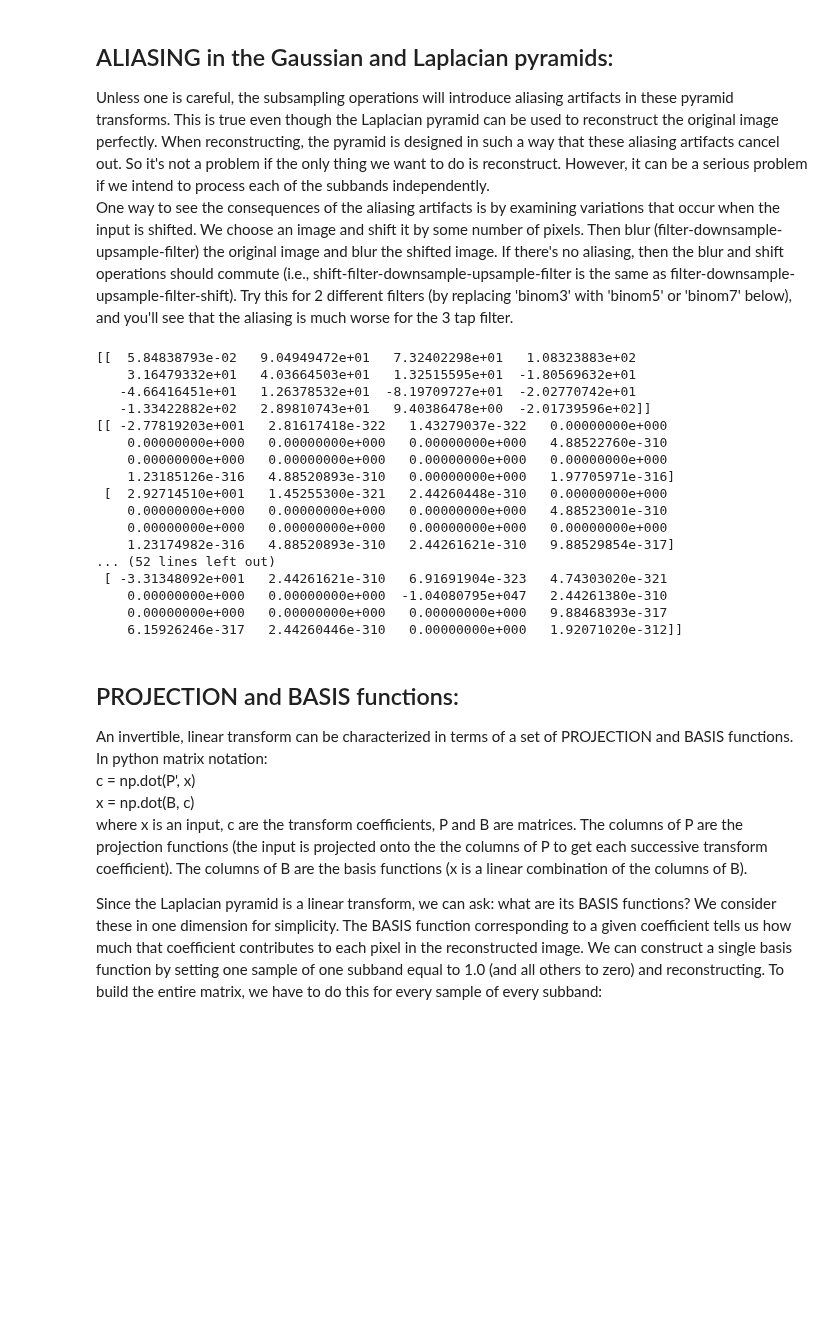
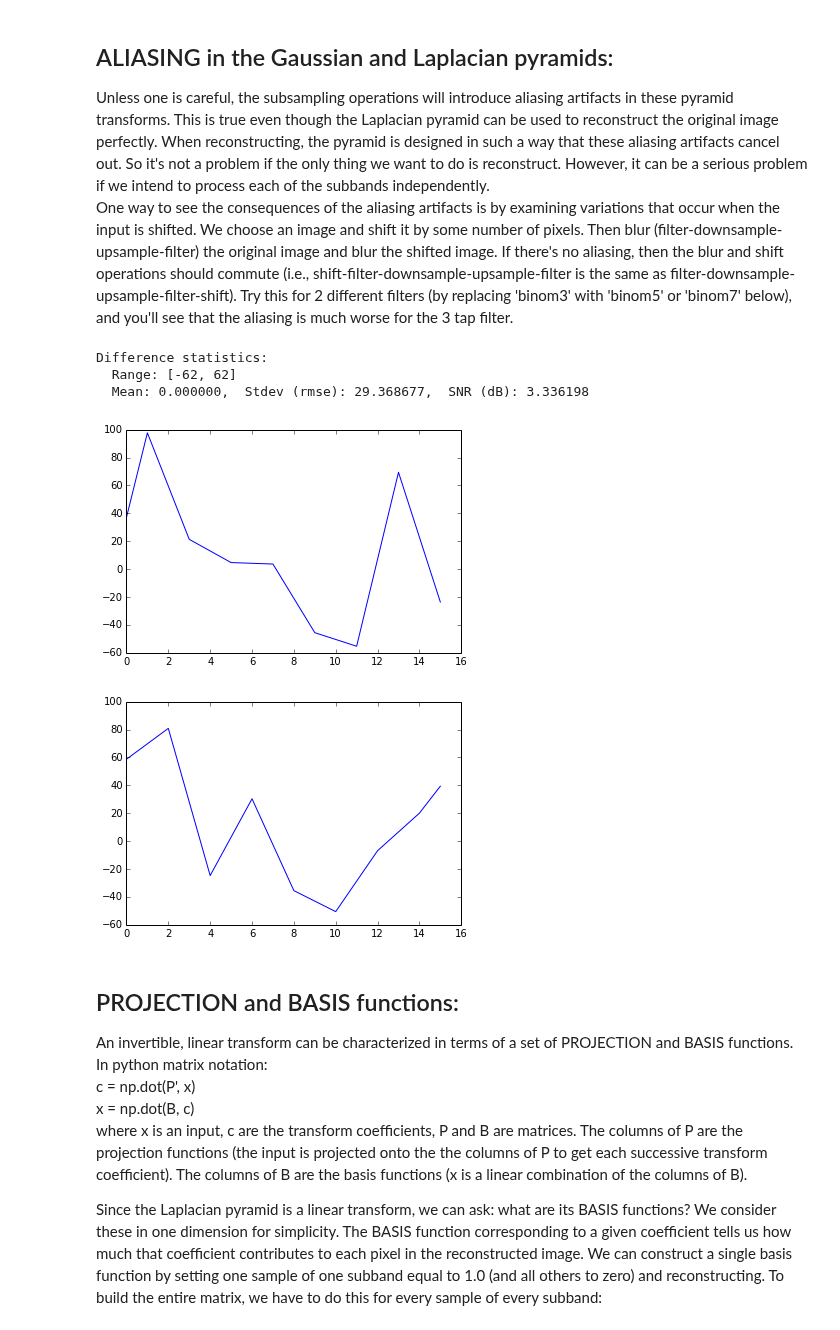
Before and after one commit to LabForComputationalVision/pyrtools, a Jupyter notebook: pyramids.ipynb, the cells around one changed output. Saved outputs shown, nothing was run; the diff lists cells and outputs as text; code cells hidden in the pictures; blank space fills up the shorter version.

```diff
--- a/pyramids.ipynb
+++ b/pyramids.ipynb
@@ -267,42 +267,28 @@ filter.
 # %%
 sig = 100*np.random.randn(1, 16)
 sh = (0,7)   #shift amount
 lev = 2   # level of pyramid to look at
 flt = ppu.namedFilter('binom3') #filter to use:
 
 shiftIm = ppu.shift(sig,sh)
-print shiftIm
 pyr = ppt.Lpyr(shiftIm, lev, flt, flt, 'circular')
 shiftBlur = pyr.reconPyr(lev-1, flt, 'circular')
-print shiftBlur
 
-#pyr2 = ppt.Lpyr(sig, lev, flt, flt, 'circular')
-#res = pyr2.reconPyr(lev-1, flt, 'circular')
-#blurShift = ppu.shift(res,sh)
+pyr2 = ppt.Lpyr(sig, lev, flt, flt, 'circular')
+res = pyr2.reconPyr(lev-1, flt, 'circular')
+blurShift = ppu.shift(res,sh)
 
-#plt.plot(blurShift)
-#plt.figure()
-#plt.plot(shiftBlur.T)
+plt.plot(blurShift.T)
+plt.figure()
+plt.plot(shiftBlur.T)
 
-#ppu.imStats(blurShift,shiftBlur)
+ppu.imStats(blurShift,shiftBlur)
 # %% [output]
-[[  5.84838793e-02   9.04949472e+01   7.32402298e+01   1.08323883e+02
-    3.16479332e+01   4.03664503e+01   1.32515595e+01  -1.80569632e+01
-   -4.66416451e+01   1.26378532e+01  -8.19709727e+01  -2.02770742e+01
-   -1.33422882e+02   2.89810743e+01   9.40386478e+00  -2.01739596e+02]]
-[[ -2.77819203e+001   2.81617418e-322   1.43279037e-322   0.00000000e+000
-    0.00000000e+000   0.00000000e+000   0.00000000e+000   4.88522760e-310
-    0.00000000e+000   0.00000000e+000   0.00000000e+000   0.00000000e+000
-    1.23185126e-316   4.88520893e-310   0.00000000e+000   1.97705971e-316]
- [  2.92714510e+001   1.45255300e-321   2.44260448e-310   0.00000000e+000
-    0.00000000e+000   0.00000000e+000   0.00000000e+000   4.88523001e-310
-    0.00000000e+000   0.00000000e+000   0.00000000e+000   0.00000000e+000
-    1.23174982e-316   4.88520893e-310   2.44261621e-310   9.88529854e-317]
-... (52 lines left out)
- [ -3.31348092e+001   2.44261621e-310   6.91691904e-323   4.74303020e-321
-    0.00000000e+000   0.00000000e+000  -1.04080795e+047   2.44261380e-310
-    0.00000000e+000   0.00000000e+000   0.00000000e+000   9.88468393e-317
-    6.15926246e-317   2.44260446e-310   0.00000000e+000   1.92071020e-312]]
+Difference statistics:
+  Range: [-62, 62]
+  Mean: 0.000000,  Stdev (rmse): 29.368677,  SNR (dB): 3.336198
+[figure, added]
+[figure, added]
 # %% [markdown]
 <h2>PROJECTION and BASIS functions:</h2>
 
```
Also changed, not shown: parts of 49 cells of this notebook, 3 other files.
